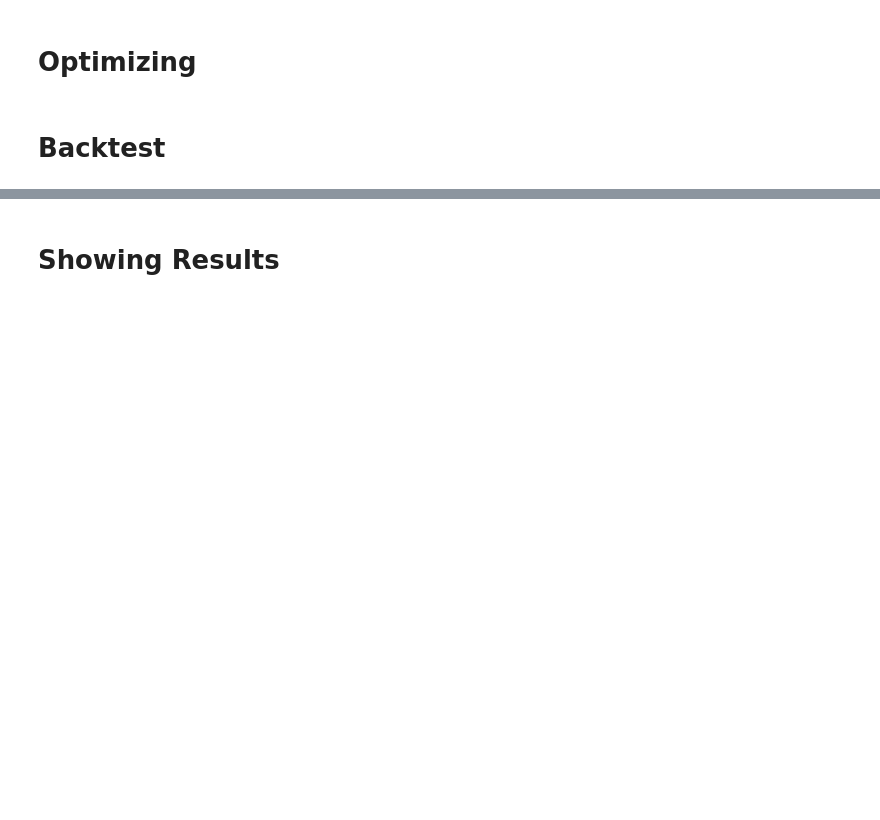
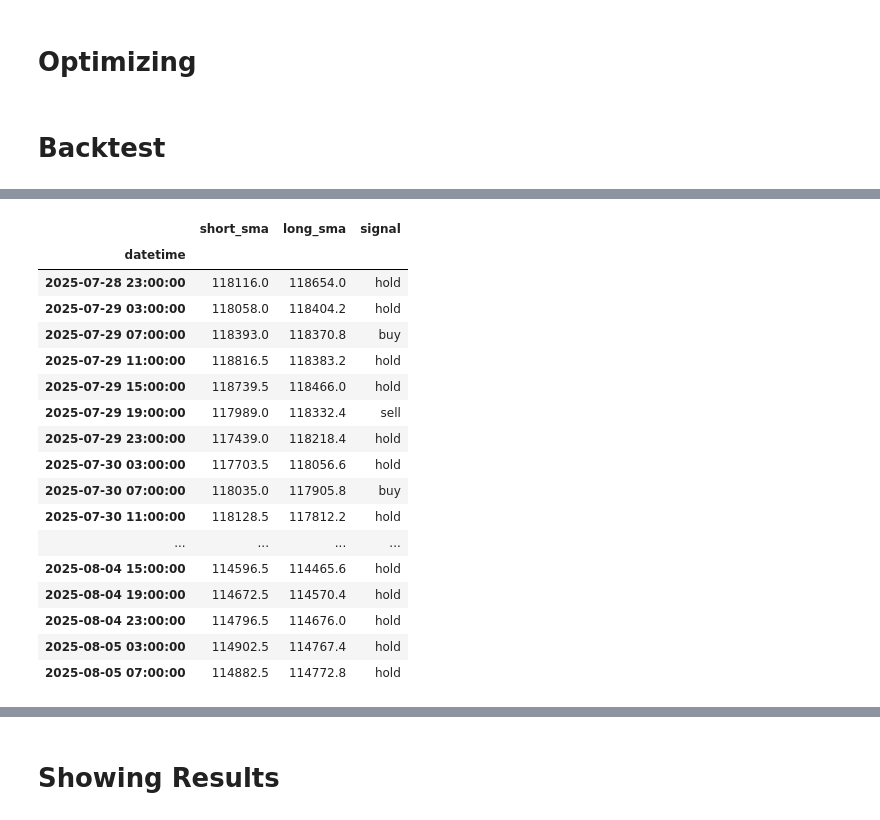
Before and after one commit to Huynh-Tr/autotrading_system, a Jupyter notebook: src/notebooks/trading.ipynb, the cells around one changed output, grey strips where cells are left out. Cells and saved outputs as stored; diff of their text form; code cells hidden in the pictures; blank space fills up the shorter version.

```diff
--- a/src/notebooks/trading.ipynb
+++ b/src/notebooks/trading.ipynb
@@ -1134 +1121,47 @@ class StrategyOptimizer:
+# %%
+signal = pd.Series(index=symbol_data.index, dtype=str)
+short_window = 2
+long_window = 5
+symbol = 'BTCUSD'
+symbol_data = data[data.symbol.str.contains(symbol)]['close'].dropna()
+for i in range(long_window + 1, len(symbol_data) + 1):
+    short_sma, long_sma = calculate_sma_crossover(symbol_data[:i], short_window, long_window)
+
+    current_short = short_sma.iloc[-1]
+    current_long = long_sma.iloc[-1]
+    prev_short = short_sma.iloc[-2] if len(short_sma) > 1 else current_short
+    prev_long = long_sma.iloc[-2] if len(long_sma) > 1 else current_long
+    # print(current_short, current_long, prev_short, prev_long)
+    # Check for crossover
+    current_cross_up = current_short > current_long
+    prev_cross_up = prev_short > prev_long
+
+    if current_cross_up and not prev_cross_up:
+        # print(f"Golden cross detected for {symbol_data.index[i]}: {current_short:.2f} > {current_long:.2f}")
+        df.iloc[i-1, 2] = 'buy'
+    elif not current_cross_up and prev_cross_up:
+        df.iloc[i-1, 2] = 'sell'
+    else:
+        df.iloc[i-1, 2] = 'hold'
+
+df.dropna()
+# %% [output]
+|  | short_sma | long_sma | signal |
+| datetime |  |  |  |
+| 2025-07-28 23:00:00 | 118116.0 | 118654.0 | hold |
+| 2025-07-29 03:00:00 | 118058.0 | 118404.2 | hold |
+| 2025-07-29 07:00:00 | 118393.0 | 118370.8 | buy |
+| 2025-07-29 11:00:00 | 118816.5 | 118383.2 | hold |
+| 2025-07-29 15:00:00 | 118739.5 | 118466.0 | hold |
+| 2025-07-29 19:00:00 | 117989.0 | 118332.4 | sell |
+| 2025-07-29 23:00:00 | 117439.0 | 118218.4 | hold |
+| 2025-07-30 03:00:00 | 117703.5 | 118056.6 | hold |
+| 2025-07-30 07:00:00 | 118035.0 | 117905.8 | buy |
+| 2025-07-30 11:00:00 | 118128.5 | 117812.2 | hold |
+| ... | ... | ... | ... |
+| 2025-08-04 15:00:00 | 114596.5 | 114465.6 | hold |
+| 2025-08-04 19:00:00 | 114672.5 | 114570.4 | hold |
+| 2025-08-04 23:00:00 | 114796.5 | 114676.0 | hold |
+| 2025-08-05 03:00:00 | 114902.5 | 114767.4 | hold |
+| 2025-08-05 07:00:00 | 114882.5 | 114772.8 | hold |
 # %%
```
Also changed, not shown: parts of 15 cells of this notebook, 27 other files.
